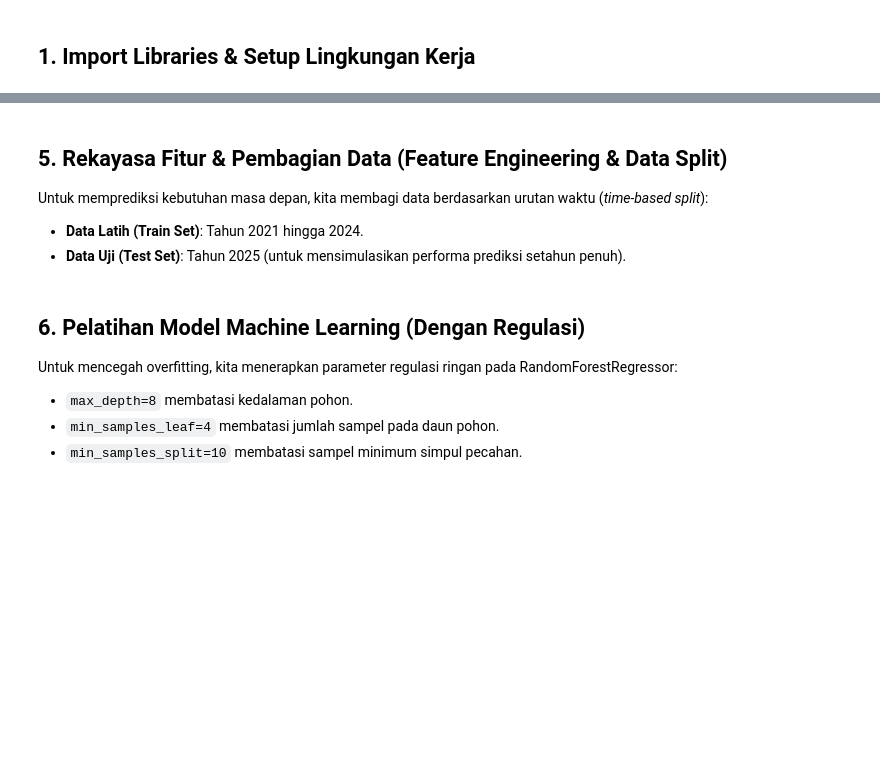
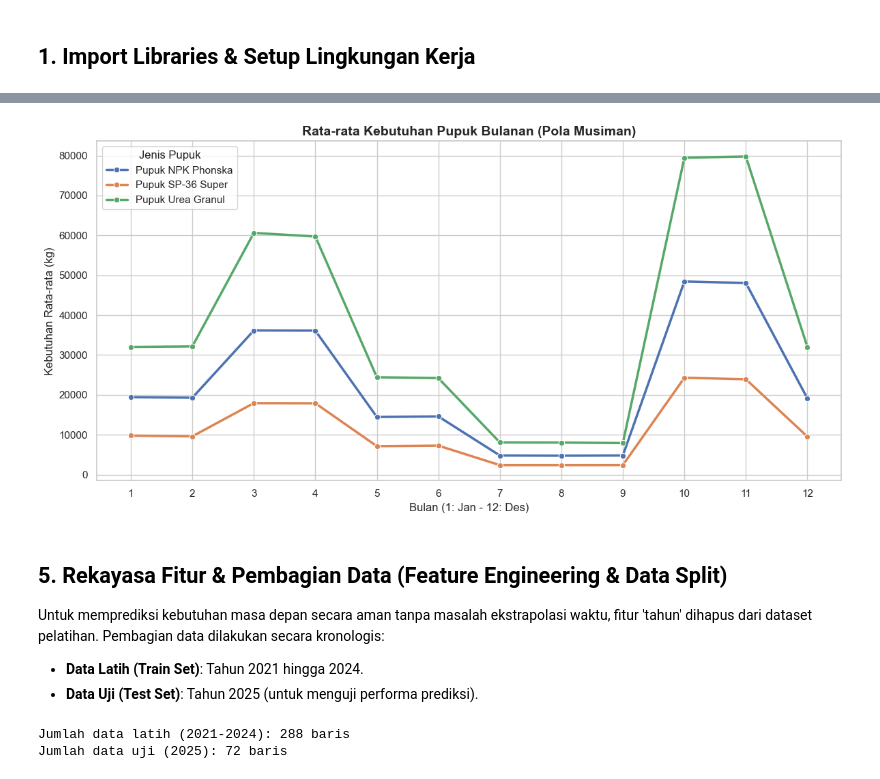
Before and after one commit to OlanIsm/TechnoScape-2026-Hackathon, a Jupyter notebook: VolumeMind/volumemind_training.ipynb, the cells around one changed output, grey strips where cells are left out. Cells and saved outputs as stored; diff of their text form; code cells hidden in the pictures; blank space fills up the shorter version.

```diff
--- a/VolumeMind/volumemind_training.ipynb
+++ b/VolumeMind/volumemind_training.ipynb
@@ -81,37 +104,37 @@ plt.show()
 # %%
 # Grafik 2: Rata-rata Tren Kebutuhan Pupuk Bulanan
-monthly_avg = df.groupby(['bulan', 'jenis_pupuk'])['volume_kebutuhan_kg'].mean().reset_index()
+monthly_avg = df.groupby(['bulan', 'jenis_pupuk'])['volume_penyaluran_kg'].mean().reset_index()
 
 plt.figure(figsize=(12, 6))
-sns.lineplot(data=monthly_avg, x='bulan', y='volume_kebutuhan_kg', hue='jenis_pupuk', marker='o', linewidth=2.5)
+sns.lineplot(data=monthly_avg, x='bulan', y='volume_penyaluran_kg', hue='jenis_pupuk', marker='o', linewidth=2.5)
 plt.title('Rata-rata Kebutuhan Pupuk Bulanan (Pola Musiman)', fontsize=14, fontweight='bold')
 plt.xlabel('Bulan (1: Jan - 12: Des)')
 plt.ylabel('Kebutuhan Rata-rata (kg)')
 plt.xticks(range(1, 13))
 plt.legend(title='Jenis Pupuk')
 plt.tight_layout()
 plt.show()
+# %% [output]
+[figure, added]
 # %% [markdown]
 ## 5. Rekayasa Fitur & Pembagian Data (Feature Engineering & Data Split)
-Untuk memprediksi kebutuhan masa depan, kita membagi data berdasarkan urutan waktu (*time-based split*):
+Untuk memprediksi kebutuhan masa depan secara aman tanpa masalah ekstrapolasi waktu, fitur 'tahun' dihapus dari dataset pelatihan. Pembagian data dilakukan secara kronologis:
 * **Data Latih (Train Set)**: Tahun 2021 hingga 2024.
-* **Data Uji (Test Set)**: Tahun 2025 (untuk mensimulasikan performa prediksi setahun penuh).
+* **Data Uji (Test Set)**: Tahun 2025 (untuk menguji performa prediksi).
 # %%
 # Tentukan fitur (X) dan label target (y)
-X = df[['tahun', 'bulan', 'id_koperasi', 'jenis_pupuk', 'curah_hujan_mm', 'musim_tanam', 'luas_lahan_hektar']]
-y = df['volume_kebutuhan_kg']
+# Catatan: Fitur 'tahun' dihapus untuk kestabilan prediksi jangka panjang
+X = df[['bulan', 'id_koperasi', 'jenis_pupuk', 'curah_hujan_mm', 'musim_tanam', 'luas_lahan_hektar']]
+y = df['volume_penyaluran_kg']
 
-# Split time-based
-X_train = X[X['tahun'] < 2025]
-y_train = y[X['tahun'] < 2025]
-X_test = X[X['tahun'] == 2025]
-y_test = y[X['tahun'] == 2025]
+# Split time-based menggunakan kolom tahun asli dari dataset
+X_train = X[df['tahun'] < 2025]
+y_train = y[df['tahun'] < 2025]
+X_test = X[df['tahun'] == 2025]
+y_test = y[df['tahun'] == 2025]
 
 print('Jumlah data latih (2021-2024):', X_train.shape[0], 'baris')
 print('Jumlah data uji (2025):', X_test.shape[0], 'baris')
+# %% [output]
+Jumlah data latih (2021-2024): 288 baris
+Jumlah data uji (2025): 72 baris
-# %% [markdown]
-## 6. Pelatihan Model Machine Learning (Dengan Regulasi)
-Untuk mencegah overfitting, kita menerapkan parameter regulasi ringan pada RandomForestRegressor:
-* `max_depth=8` membatasi kedalaman pohon.
-* `min_samples_leaf=4` membatasi jumlah sampel pada daun pohon.
-* `min_samples_split=10` membatasi sampel minimum simpul pecahan.
```
Also changed, not shown: parts of 19 cells of this notebook, 4 other files.
